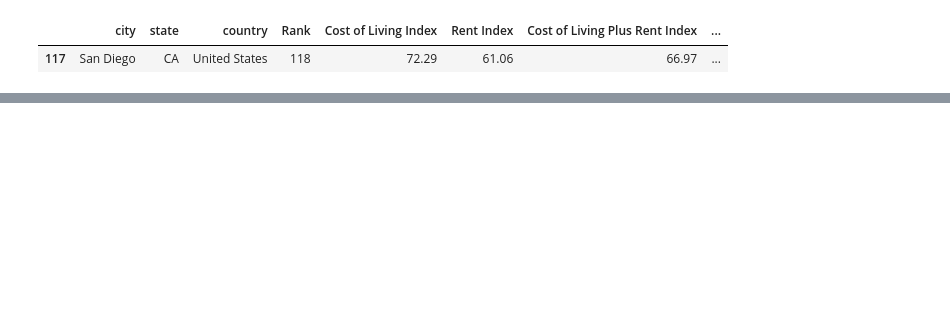
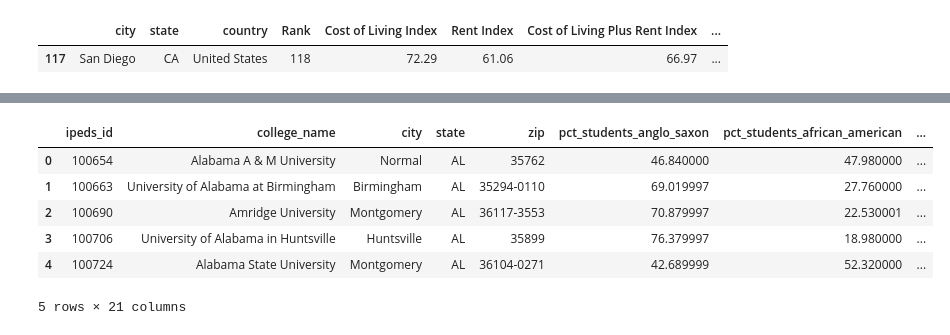
Before and after one commit to jklug34/Project-ETL, a Jupyter notebook: cost_of_living.ipynb, the cells around one changed output, grey strips where cells are left out. Saved outputs shown, nothing was run; the diff lists cells and outputs as text; code cells hidden in the pictures; blank space fills up the shorter version.

```diff
--- a/cost_of_living.ipynb
+++ b/cost_of_living.ipynb
@@ -167,0 +368,15 @@ SD
+# %%
+rename_cleaned_combined_df = cleaned_combined_df.rename(columns={"10th_percentile_earn_10yrs_after_graduate": "percentile_10th_earn_10yrs_after_graduate",
+                                                         "25th_percentile_earn_10yrs_after_graduate": "percentile_25th_earn_10yrs_after_graduate",
+                                                         "75th_percentile_earn_10yrs_after_graduate": "percentile_75th_earn_10yrs_after_graduate",
+                                                         "90th_percentile_earn_10yrs_after_Graduate": "percentile_90th_earn_10yrs_after_graduate"})
+
+rename_cleaned_combined_df.head()
+# %% [output]
+|  | ipeds_id | college_name | city | state | zip | pct_students_anglo_saxon | pct_students_african_american | ... |
+| 0 | 100654 | Alabama A & M University | Normal | AL | 35762 | 46.840000 | 47.980000 | ... |
+| 1 | 100663 | University of Alabama at Birmingham | Birmingham | AL | 35294-0110 | 69.019997 | 27.760000 | ... |
+| 2 | 100690 | Amridge University | Montgomery | AL | 36117-3553 | 70.879997 | 22.530001 | ... |
+| 3 | 100706 | University of Alabama in Huntsville | Huntsville | AL | 35899 | 76.379997 | 18.980000 | ... |
+| 4 | 100724 | Alabama State University | Montgomery | AL | 36104-0271 | 42.689999 | 52.320000 | ... |
+5 rows × 21 columns
```
Also changed, not shown: parts of 24 cells of this notebook, 3 other files.
